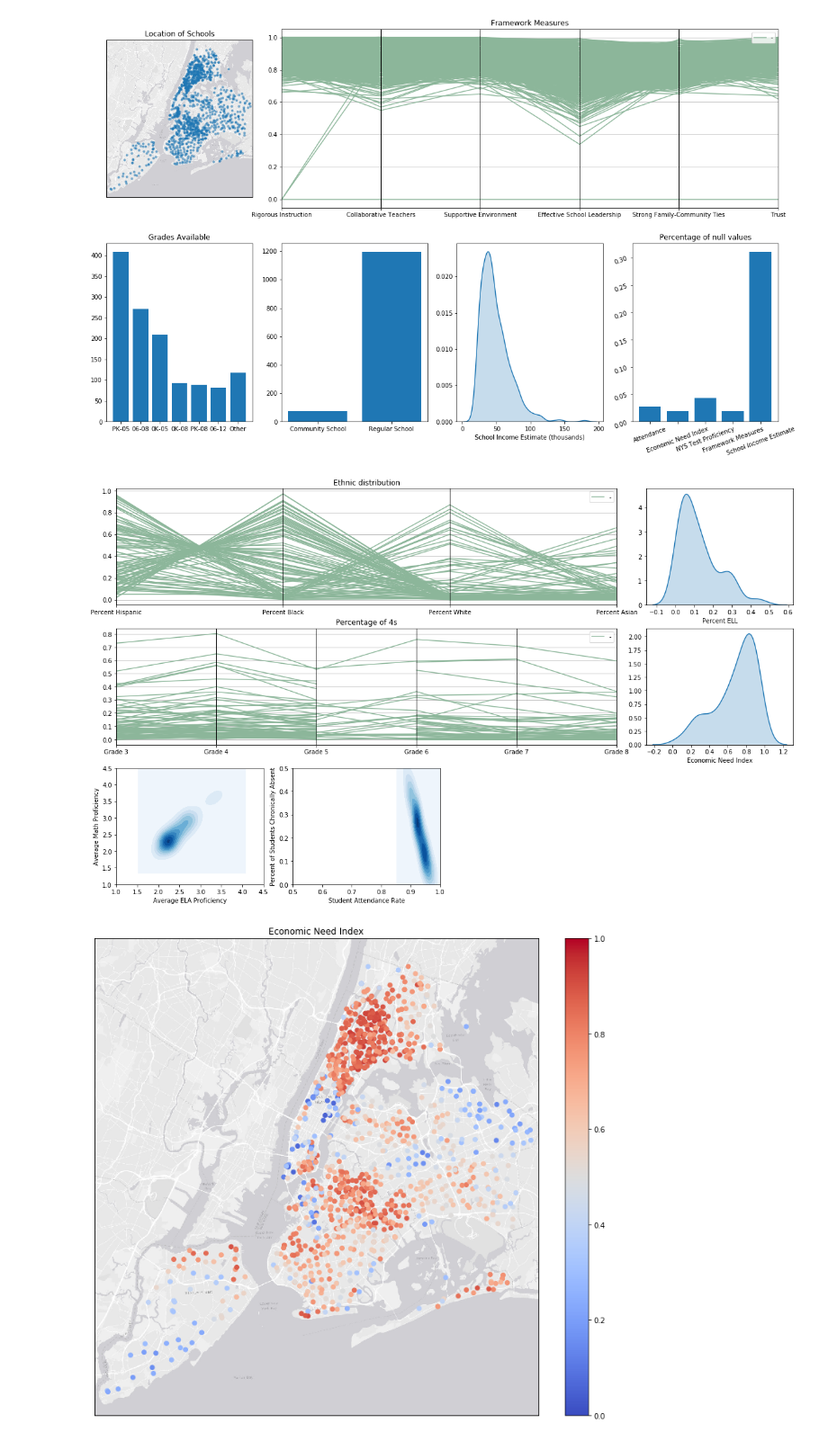
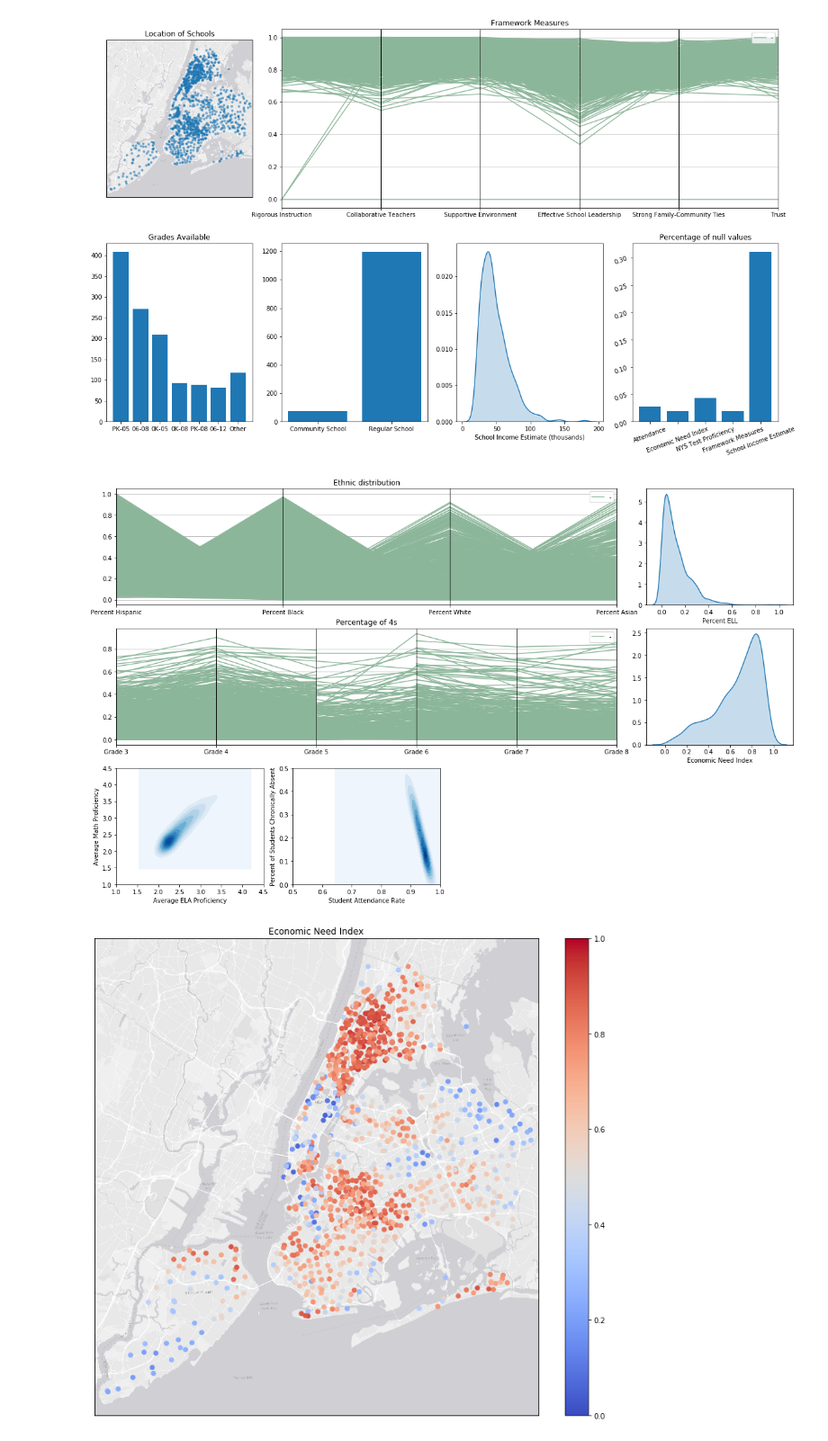
Before and after one commit to araraonline/kag-passnyc, a Jupyter notebook: notebooks/kernel-ethnic-clustering.ipynb, the cells around one changed output. Shown at 90% size. Drawn from its saved outputs; the diff is of its cells as text; code cells hidden in the pictures.

Commit message:
Fix kernel bug and bad data

```diff
--- a/notebooks/kernel-ethnic-clustering.ipynb
+++ b/notebooks/kernel-ethnic-clustering.ipynb
@@ -69,12 +69,16 @@ df = df.applymap(parse_pct)
 df['Community School?'] = df['Community School?'].apply(lambda x: int(x == 'Yes'))
 df['School Income Estimate'] = df['School Income Estimate'].apply(parse_income)
 
-# fix bad attandance rate values
+# fix bad attendance rate values
 df.loc[df['Student Attendance Rate'] == 0.0, 'Student Attendance Rate'] = np.nan
 df.loc[df['Percent of Students Chronically Absent'] == 1.0, 'Percent of Students Chronically Absent'] = np.nan
 
+# fix bad 'Rigorous Instruction %' values
+# df.loc[df['Rigorous Instruction %'] == 0, 'Rigorous Instruction %'] = np.nan
+
 # summarize available grades
-available_grades = data.apply(lambda x: x['Grade Low'] + '-' + x['Grade High'], axis=1)
+print(data.columns)
+available_grades = data.apply(lambda x: x.loc['Grade Low'] + '-' + x.loc['Grade High'], axis=1)
 se_flag = data['Grades'].str.contains('SE')
 df = df.drop(['Grades', 'Grade Low', 'Grade High'], axis=1)
 df['Grades'] = available_grades
@@ -186,30 +207,30 @@ plt.show()
 # %% [output]
 [figure]
 # %%
-# data = df.copy().sample(100, random_state=1)
+data = df.copy()
 
 # create student characteristics grid
 import matplotlib.gridspec as gridspec
 
 plt.figure(figsize=(20, 12))
 gs = gridspec.GridSpec(3, 4)
 ax1 = plt.subplot(gs[0, :3])
 ax2 = plt.subplot(gs[0, 3])
 ax3 = plt.subplot(gs[1, :3])
 ax4 = plt.subplot(gs[1, 3])
 ax5 = plt.subplot(gs[2, 0])
 ax6 = plt.subplot(gs[2, 1])
 
 plot_ethnic_distribution(data, ax1)
 plot_ell(data, ax2)
 plot_percentage_of_4s(data.index, ax3)
 plot_eni(data, ax4)
 plot_proficiency(data, ax5)
 plot_attendance(data, ax6)
 
 plt.show()
 # %% [output]
-[figure, old version]
+[figure, new version]
 # %%
 import matplotlib.pyplot as plt
 import seaborn as sns
```
Also changed, not shown: parts of 3 cells of this notebook.
